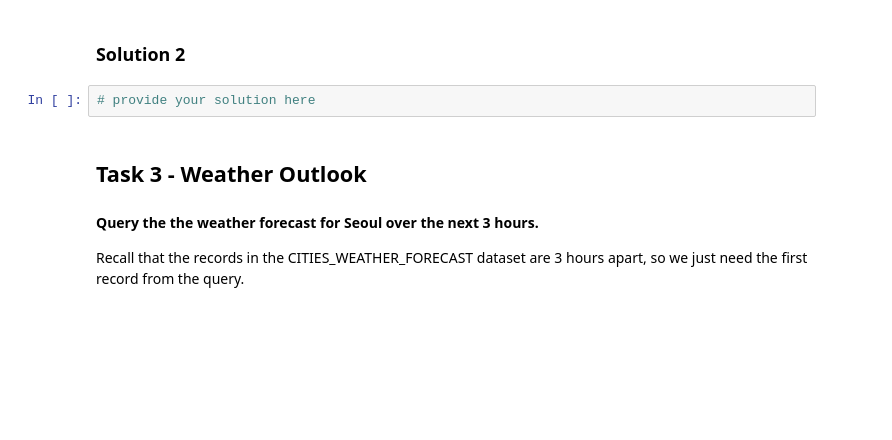
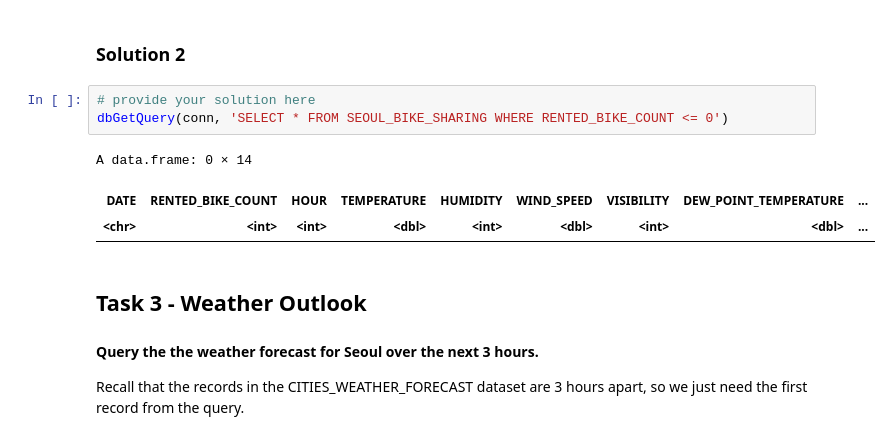
Before and after one commit to hublun/Bayesian_Aggregation_Average_Data, a Jupyter notebook: coursera/Capstone/Lab-SQL-EDA_SQlite.ipynb, the cells around one changed output. Saved outputs shown, nothing was run; the diff lists cells and outputs as text; blank space fills up the shorter version.

```diff
--- a/coursera/Capstone/Lab-SQL-EDA_SQlite.ipynb
+++ b/coursera/Capstone/Lab-SQL-EDA_SQlite.ipynb
@@ -151,6 +213,11 @@ and load the csv's  into 4 tables as mentioned below
 ### Solution 2
 # %%
 # provide your solution here
+dbGetQuery(conn, 'SELECT * FROM SEOUL_BIKE_SHARING WHERE RENTED_BIKE_COUNT <= 0')
+# %% [output]
+A data.frame: 0 × 14
+| DATE | RENTED_BIKE_COUNT | HOUR | TEMPERATURE | HUMIDITY | WIND_SPEED | VISIBILITY | DEW_POINT_TEMPERATURE | ... |
+| <chr> | <int> | <int> | <dbl> | <int> | <dbl> | <int> | <dbl> | ... |
 # %% [markdown]
 ## Task 3 - Weather Outlook
 #### Query the the weather forecast for Seoul over the next 3 hours.
```
Also changed, not shown: parts of 12 cells of this notebook, 1 other file.
